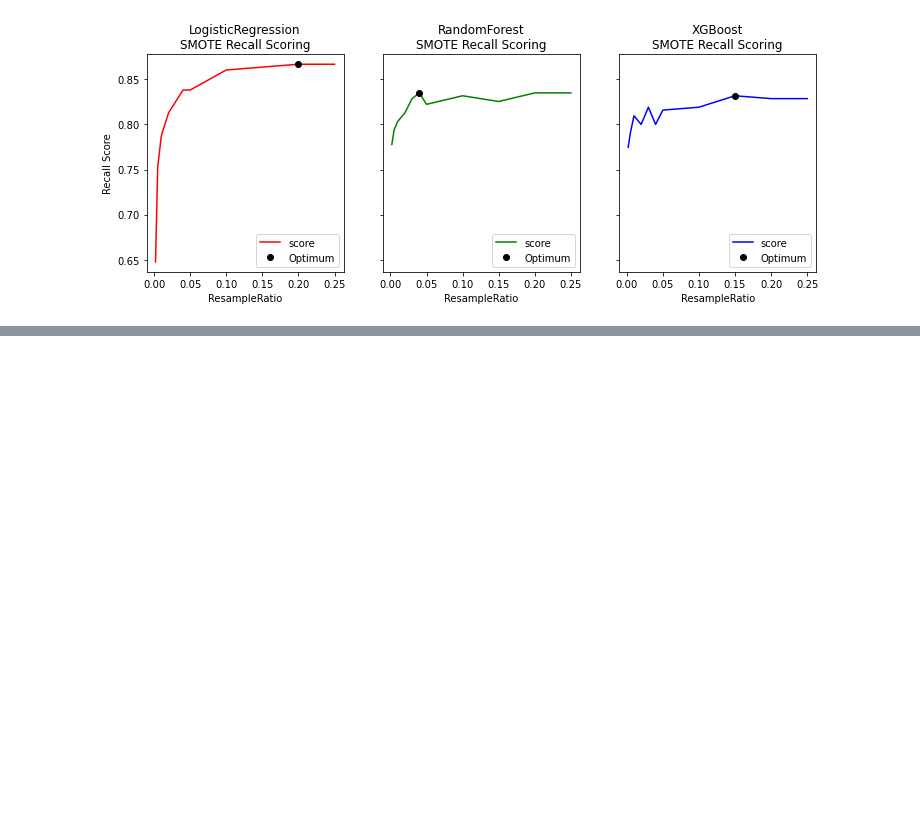
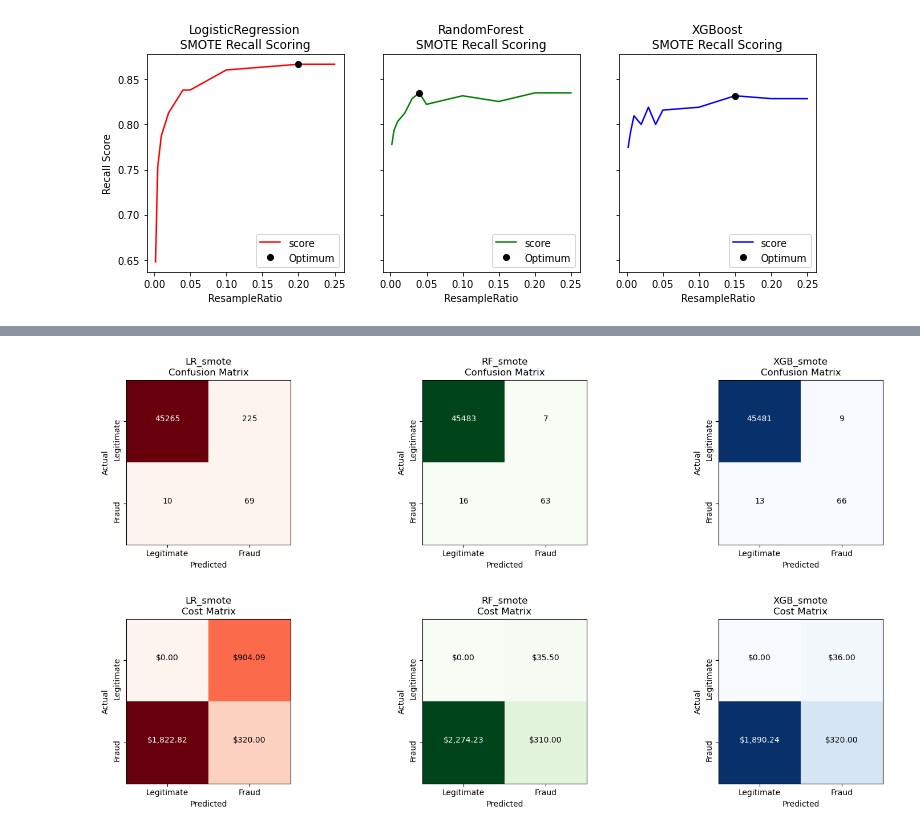
Before and after one commit to allanalberts/Credit-Card-Fraud-Identification-and-Management-Strategy, a Jupyter notebook: notebooks/SMOTE_analsis.ipynb, the cells around one changed output, grey strips where cells are left out. Cells and saved outputs as stored; diff of their text form; code cells hidden in the pictures; blank space fills up the shorter version.

```diff
--- a/notebooks/SMOTE_analsis.ipynb
+++ b/notebooks/SMOTE_analsis.ipynb
@@ -172,0 +235,14 @@ h.save_classifier_dict(classifiers, "04")
+# %%
+# Business Parameters:
+FraudBudget=0.0005
+ReviewCost=10
+ChargebackFee=20
+
+cost_matrix = sc.partial_review(c_test, ReviewCost, ChargebackFee)
+sc.class_probabilities(clf_lst, classifiers, X_test, y_test, cost_matrix=cost_matrix)
+
+sc.plot_multiple_confusion_matrix(clf_lst, classifiers, CostSensitive=False)
+sc.plot_multiple_confusion_matrix(clf_lst, classifiers, CostSensitive=True)
+# %% [output]
+[figure, added]
+[figure, added]
```
Also changed, not shown: parts of 13 cells of this notebook, 15 other files.
